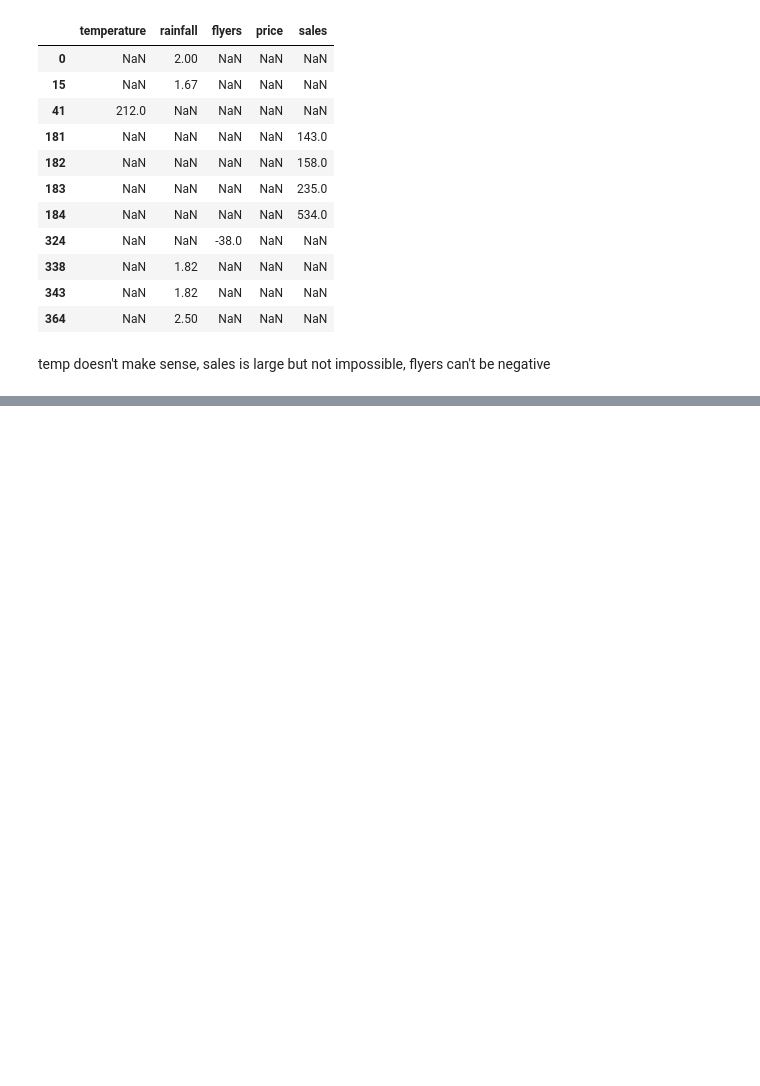
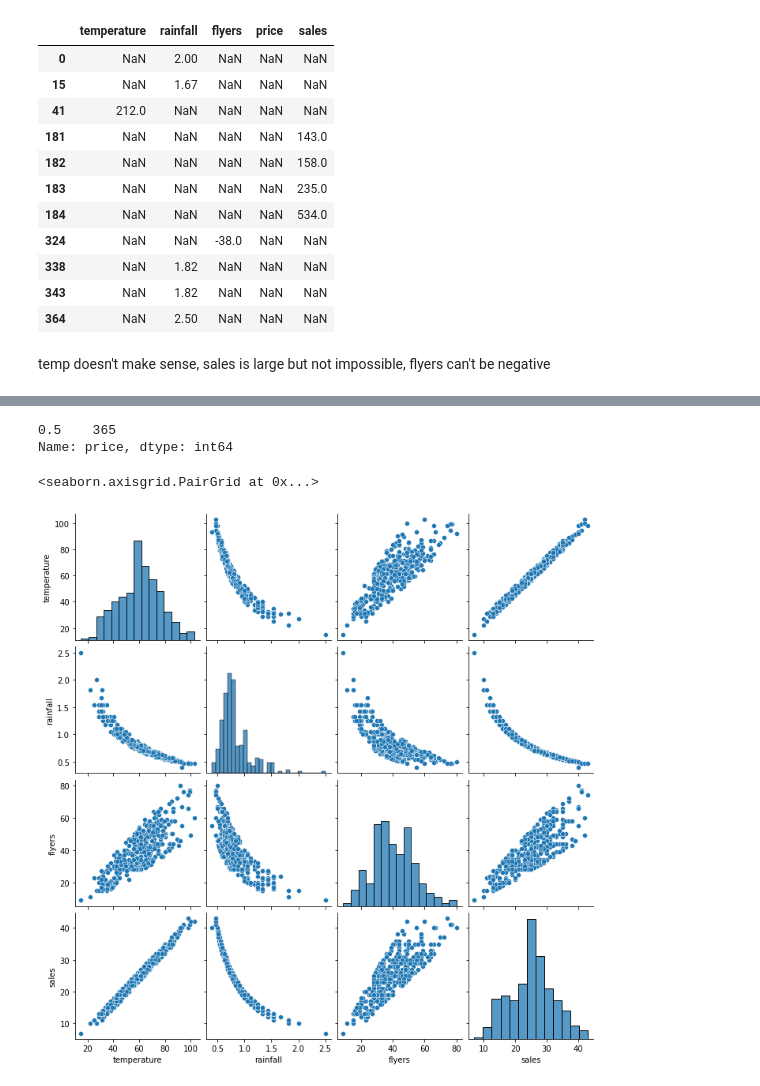
Before and after one commit to KyleTaylorGreen/anomaly-detection-exercises, a Jupyter notebook: continuous_probabilistic_methods.ipynb, the cells around one changed output, grey strips where cells are left out. Cells and saved outputs as stored; diff of their text form; code cells hidden in the pictures; blank space fills up the shorter version.

```diff
--- a/continuous_probabilistic_methods.ipynb
+++ b/continuous_probabilistic_methods.ipynb
@@ -207,0 +223,10 @@ temp doesn't make sense, sales is large but not impossible, flyers can't be nega
+# %%
+lemonade.price.value_counts()
+# %% [output]
+0.5    365
+Name: price, dtype: int64
+# %%
+sns.pairplot(lemonade[(lemonade.sales < 100) & (lemonade.flyers >= 0) & (lemonade.temperature <110)].drop(columns='price'))
+# %% [output]
+<seaborn.axisgrid.PairGrid at 0x...>
+[figure, added]
```
Also changed, not shown: parts of 7 cells of this notebook, 2 other files.
